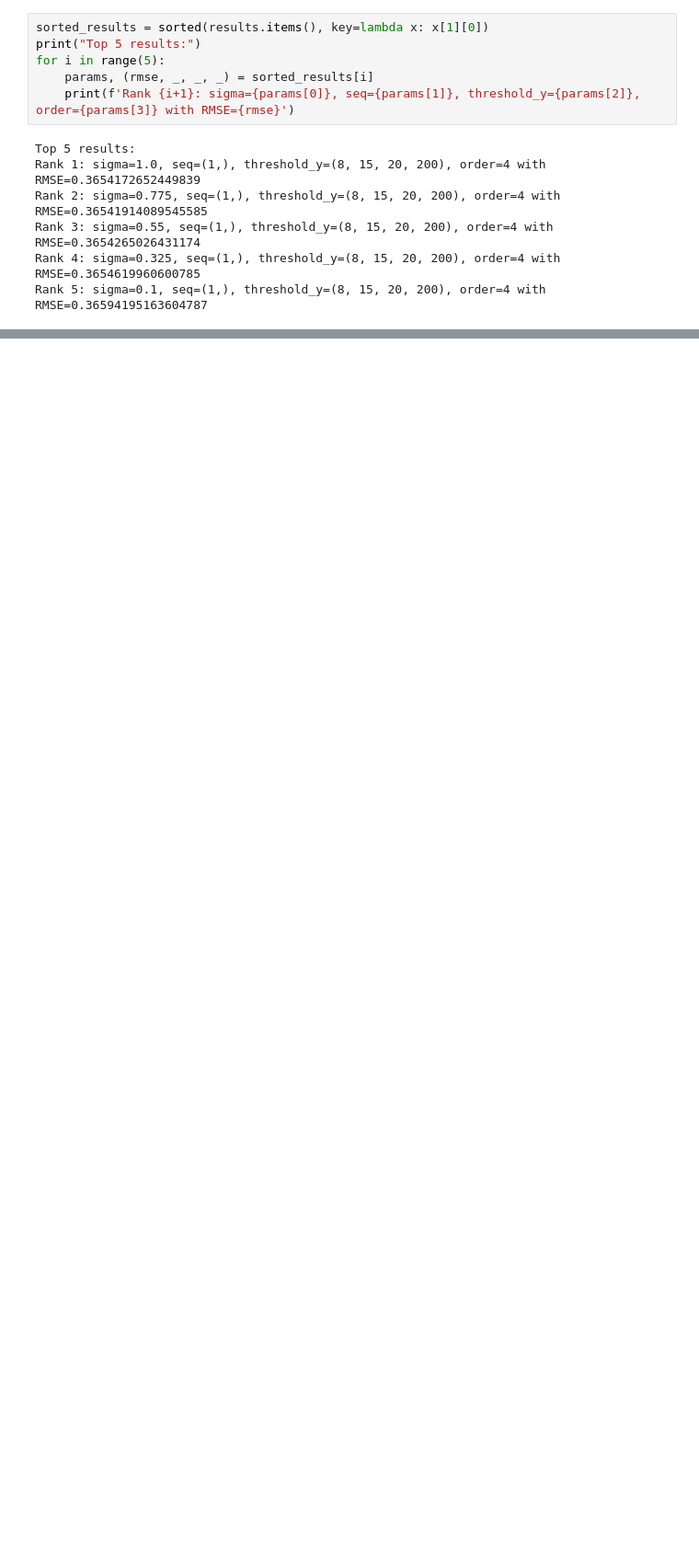
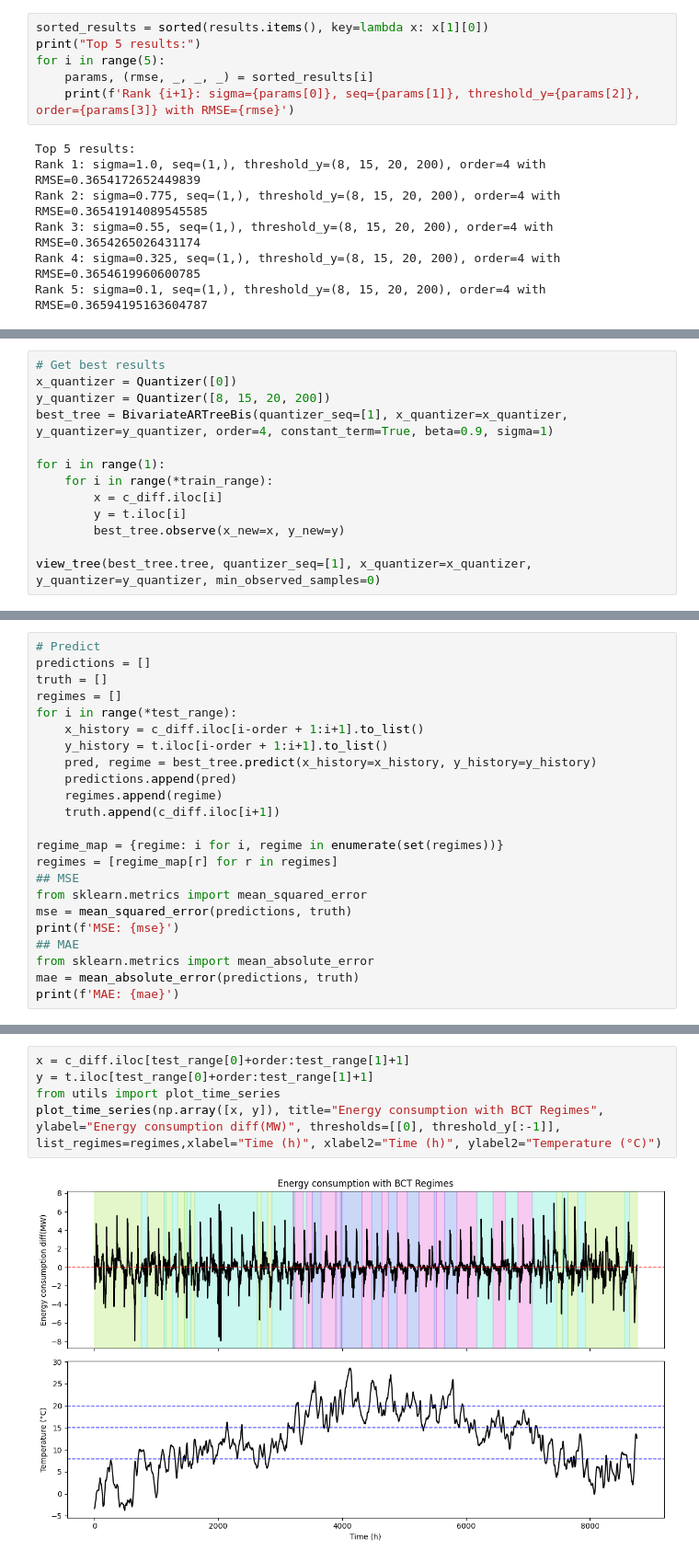
Before and after one commit to raphfaur/ctw, a Jupyter notebook: meteo.ipynb, the cells around one changed output, grey strips where cells are left out. Shown at 92% size. Drawn from its saved outputs; the diff is of its cells as text; blank space fills up the shorter version.

```diff
--- a/meteo.ipynb
+++ b/meteo.ipynb
@@ -165,0 +165,13 @@ evaluate(sigma=0.5, threshold_y=[8, 15, 20, 200], seq=[1], order=5)
+# %%
+# Get best results
+x_quantizer = Quantizer([0])
+y_quantizer = Quantizer([8, 15, 20, 200])
+best_tree = BivariateARTreeBis(quantizer_seq=[1], x_quantizer=x_quantizer, y_quantizer=y_quantizer, order=4, constant_term=True, beta=0.9, sigma=1)
+
+for i in range(1):
+    for i in range(*train_range):
+        x = c_diff.iloc[i]
+        y = t.iloc[i]
+        best_tree.observe(x_new=x, y_new=y)
+
+view_tree(best_tree.tree, quantizer_seq=[1], x_quantizer=x_quantizer, y_quantizer=y_quantizer, min_observed_samples=0)
@@ -165,0 +180,23 @@ evaluate(sigma=0.5, threshold_y=[8, 15, 20, 200], seq=[1], order=5)
+# %%
+# Predict
+predictions = []
+truth = []
+regimes = []
+for i in range(*test_range):
+    x_history = c_diff.iloc[i-order + 1:i+1].to_list()
+    y_history = t.iloc[i-order + 1:i+1].to_list()
+    pred, regime = best_tree.predict(x_history=x_history, y_history=y_history)
+    predictions.append(pred)
+    regimes.append(regime)
+    truth.append(c_diff.iloc[i+1])
+
+regime_map = {regime: i for i, regime in enumerate(set(regimes))}
+regimes = [regime_map[r] for r in regimes]
+## MSE
+from sklearn.metrics import mean_squared_error
+mse = mean_squared_error(predictions, truth)
+print(f'MSE: {mse}')
+## MAE
+from sklearn.metrics import mean_absolute_error
+mae = mean_absolute_error(predictions, truth)
+print(f'MAE: {mae}')
@@ -166,3 +210,10 @@ evaluate(sigma=0.5, threshold_y=[8, 15, 20, 200], seq=[1], order=5)
+# %%
+x = c_diff.iloc[test_range[0]+order:test_range[1]+1]
+y = t.iloc[test_range[0]+order:test_range[1]+1]
+from utils import plot_time_series
+plot_time_series(np.array([x, y]), title="Energy consumption with BCT Regimes", ylabel="Energy consumption diff(MW)", thresholds=[[0], threshold_y[:-1]], list_regimes=regimes,xlabel="Time (h)", xlabel2="Time (h)", ylabel2="Temperature (°C)")
+# %% [output]
+[figure, added]
 # %%
 # Evaluate naive rmse
 from sklearn.metrics import mean_squared_error
```
Also changed, not shown: parts of 11 cells of this notebook, 15 other files.
